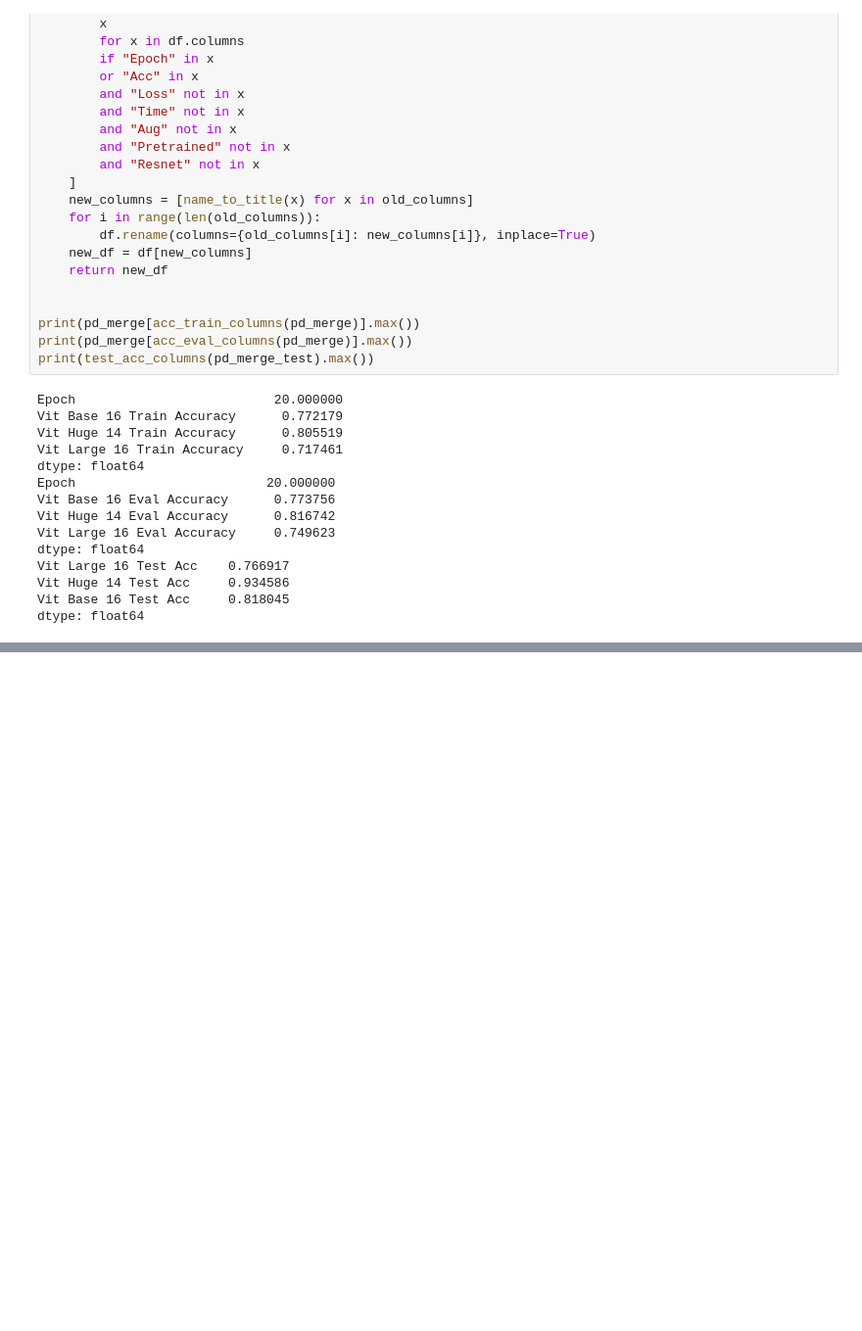
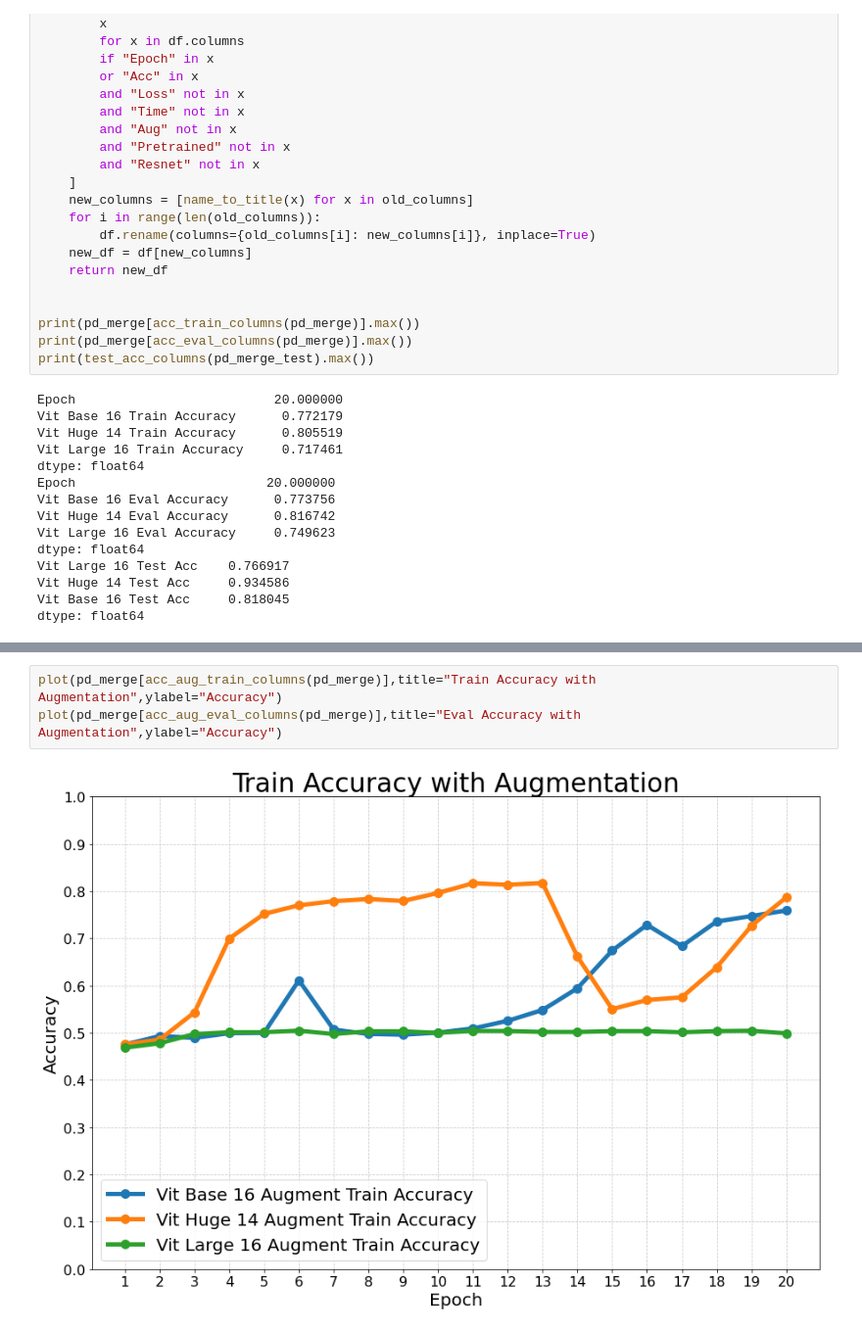
Before and after one commit to henseljahja/vit-masked-face-net, a Jupyter notebook: notebooks/res.ipynb, the cells around one changed output, grey strips where cells are left out. Shown at 98% size. Cells and saved outputs as stored; diff of their text form; blank space fills up the shorter version.

```diff
--- a/notebooks/res.ipynb
+++ b/notebooks/res.ipynb
@@ -564,0 +745,5 @@ plot(pd_merge[loss_train_columns(pd_merge)],title="Train Loss",ylabel="Loss")
+# %%
+plot(pd_merge[acc_aug_train_columns(pd_merge)],title="Train Accuracy with Augmentation",ylabel="Accuracy")
+plot(pd_merge[acc_aug_eval_columns(pd_merge)],title="Eval Accuracy with Augmentation",ylabel="Accuracy")
+# %% [output]
+[figure, added]
```
Also changed, not shown: parts of 56 cells of this notebook, 39 other files.
